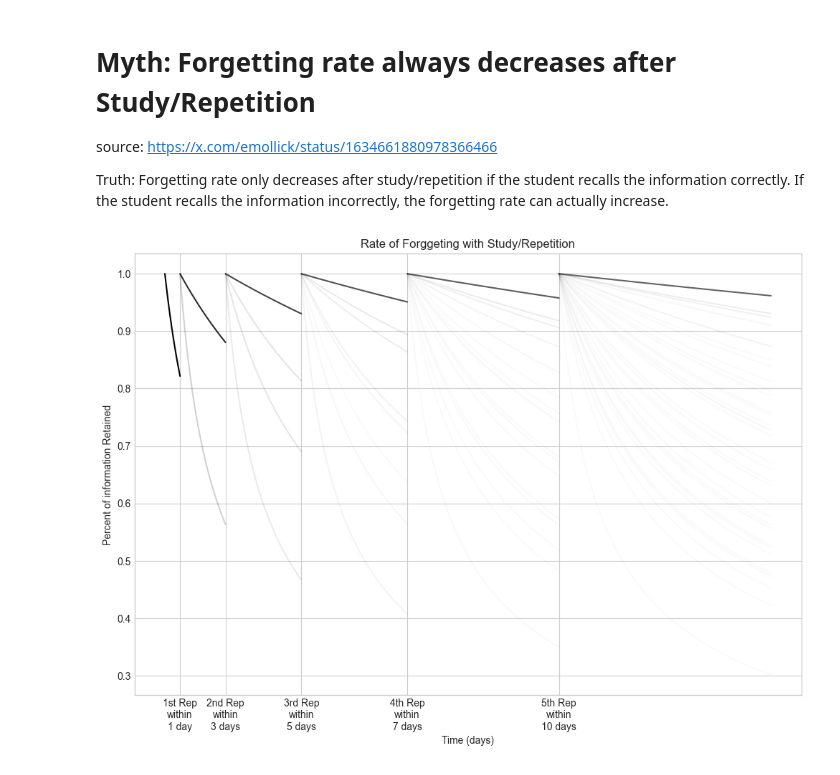
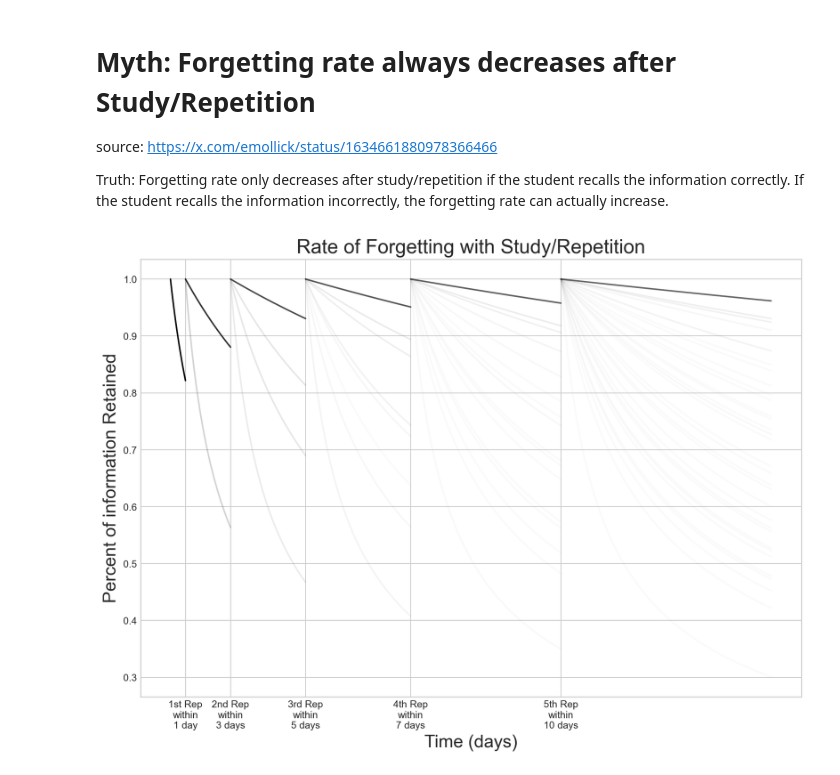
Before and after one commit to open-spaced-repetition/real-spaced-repetition-curve, a Jupyter notebook: notebook.ipynb, the cells around one changed output. Saved outputs shown, nothing was run; the diff lists cells and outputs as text; code cells hidden in the pictures.

```diff
--- a/notebook.ipynb
+++ b/notebook.ipynb
@@ -18,41 +18,41 @@ schedules = [0, 1, 3, 5, 7, 10, 14]
 
 rating_histories = [[1]]
 percentages = [1]
-fig, ax = plt.subplots(figsize=(12, 8))
+fig, ax = plt.subplots(figsize=(12, 8), dpi=180)
 
 while len(rating_histories) > 0:
     r_history = rating_histories.pop()
     alpha = percentages.pop()
     r_len = len(r_history)
     t_history = schedules[:r_len]
     accumulative_t = sum(t_history)
     next_t = schedules[r_len]
     stability = float(col.predict(",".join(map(str, t_history)), ",".join(map(str, r_history)))[0])
     x = np.linspace(0, next_t, 100)
     recall_rate = power_forgetting_curve(x, stability)
     ax.plot(accumulative_t+x, recall_rate, alpha=max(alpha, 0.02), color="black")
     if r_len < len(schedules) - 1:
         rating_histories.append(r_history + [3])
         percentages.append(alpha * recall_rate[-1])
         rating_histories.append(r_history + [1])
         percentages.append(alpha * (1-recall_rate[-1]))
 
 
 def int_to_ordinal(n):
     if 10 <= (n % 100) <= 20:
         suffix = 'th'
     else:
         suffix_dict = {1: 'st', 2: 'nd', 3: 'rd'}
         suffix = suffix_dict.get(n % 10, 'th')
     return f"{n}{suffix}"
 
 
-ax.set_title("Rate of Forggeting with Study/Repetition")
-ax.set_xlabel("Time (days)")
-ax.set_ylabel("Percent of information Retained")
+ax.set_title("Rate of Forgetting with Study/Repetition", size=20)
+ax.set_xlabel("Time (days)", size=18)
+ax.set_ylabel("Percent of information Retained", size=18)
 ax.set_xticks(list(accumulate(schedules[1:-1])))
 ax.set_xticklabels([f"{int_to_ordinal(i+1)} Rep\nwithin\n{t} {'day' if t == 1 else 'days'}" for i, t in enumerate(schedules[1:-1])])
 fig.savefig("spaced_repetition_curve.png")
 fig.show()
 # %% [output]
-[figure, old version]
+[figure, new version]
```
Also changed, not shown: 1 other file.
